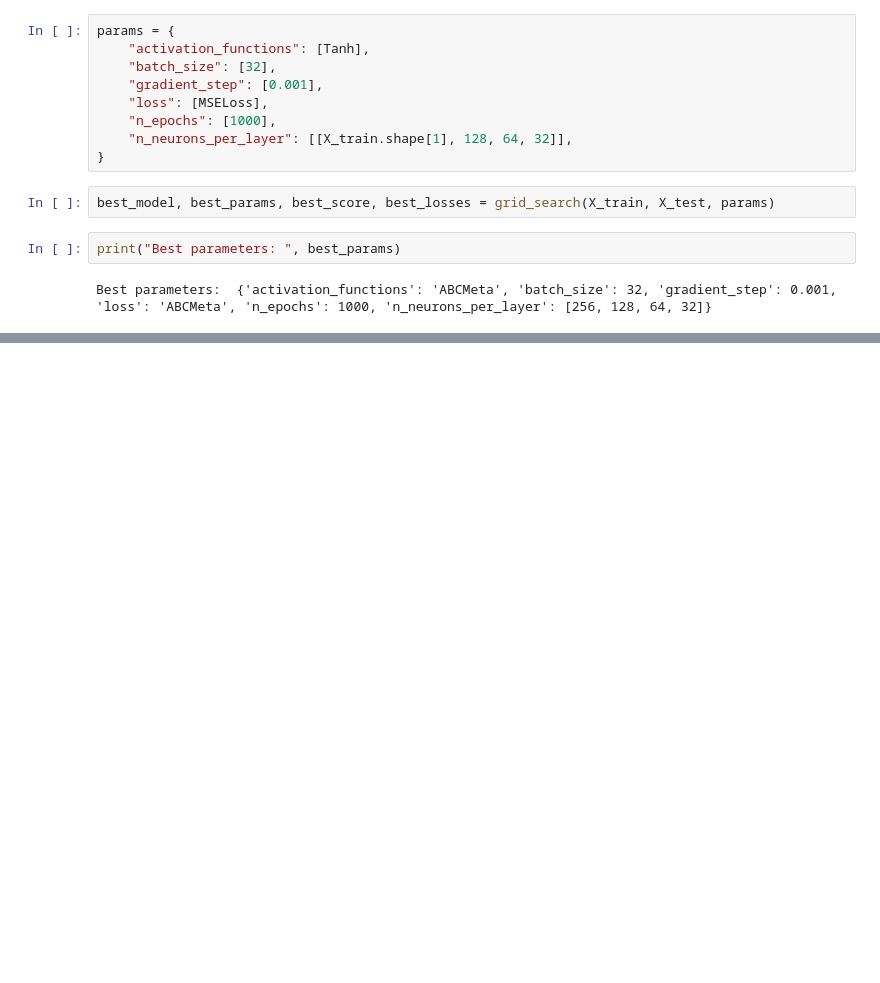
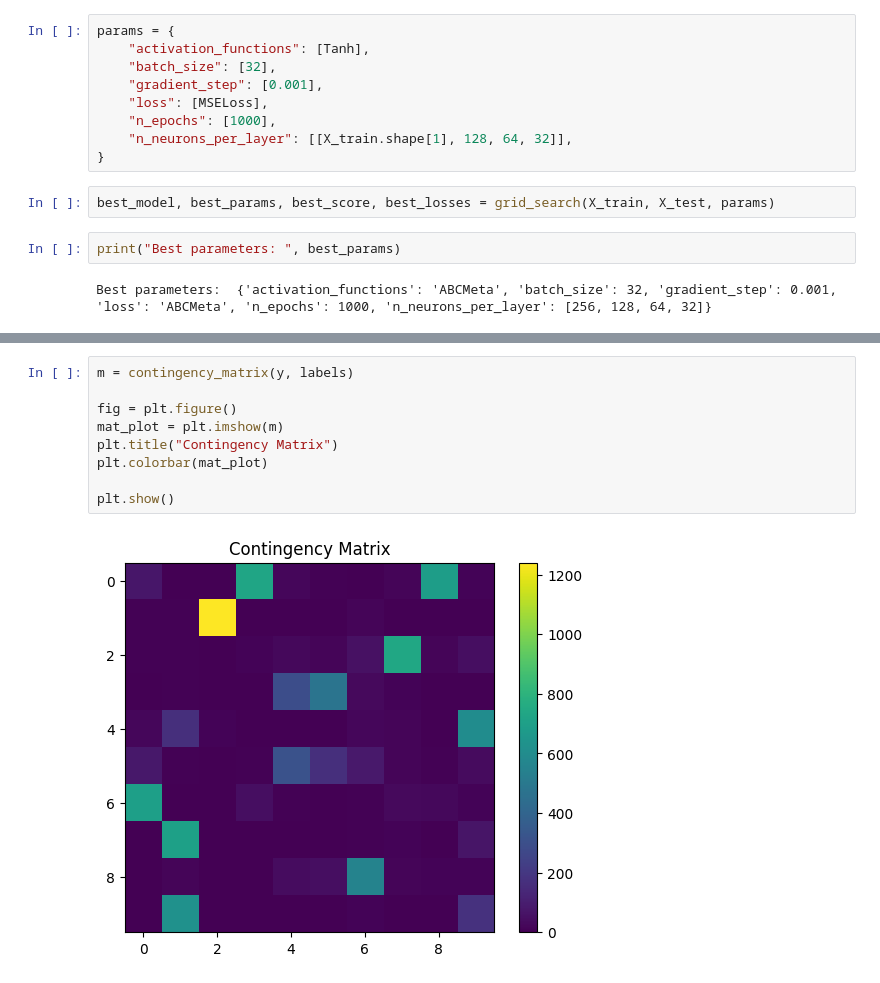
Before and after one commit to Ethan2541/Neural-Network-Library, a Jupyter notebook: experiments/clustering.ipynb, the cells around one changed output, grey strips where cells are left out. Saved outputs shown, nothing was run; the diff lists cells and outputs as text; blank space fills up the shorter version.

```diff
--- a/experiments/clustering.ipynb
+++ b/experiments/clustering.ipynb
@@ -297,0 +318,11 @@ Purity of each cluster: [0.97641509 0.83073497 0.56656948 0.82105263 0.84633028
+# %%
+m = contingency_matrix(y, labels)
+
+fig = plt.figure()
+mat_plot = plt.imshow(m)
+plt.title("Contingency Matrix")
+plt.colorbar(mat_plot)
+
+plt.show()
+# %% [output]
+[figure, added]
```
Also changed, not shown: parts of 7 cells of this notebook, 6 other files.
